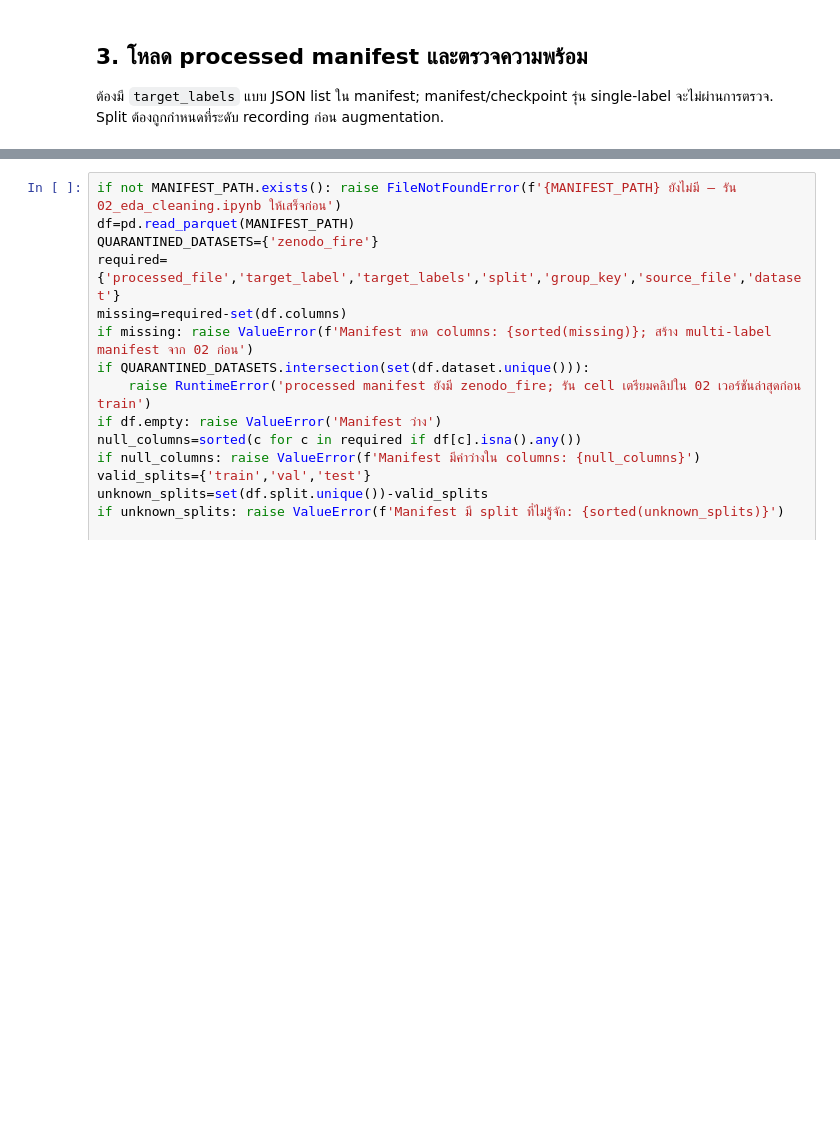
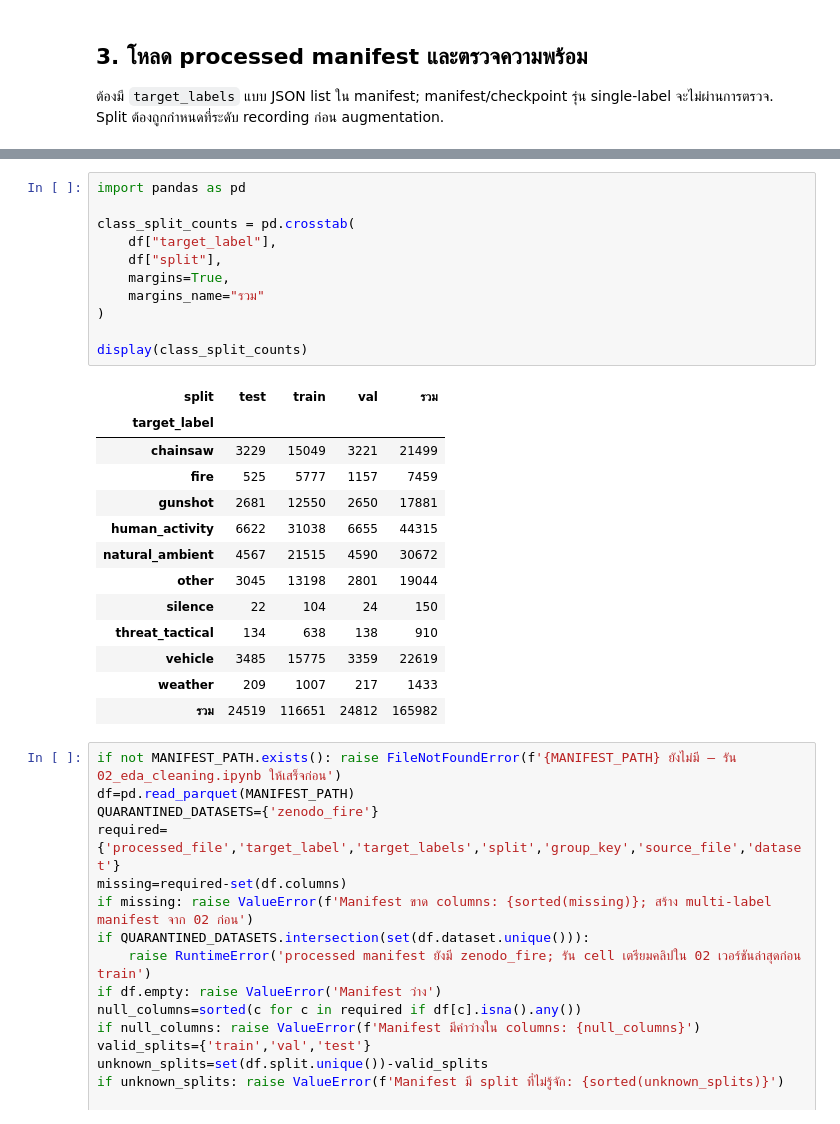
Before and after one commit to guideDmak/RakForest---AI-Powered-Abnormal-Forest-Sound-Detection, a Jupyter notebook: notebooks/03_train_model.ipynb, the cells around one changed output, grey strips where cells are left out. Cells and saved outputs as stored; diff of their text form; blank space fills up the shorter version.

```diff
--- a/notebooks/03_train_model.ipynb
+++ b/notebooks/03_train_model.ipynb
@@ -156,3 +196,28 @@ Device: mps
+# %%
+import pandas as pd
+
+class_split_counts = pd.crosstab(
+    df["target_label"],
+    df["split"],
+    margins=True,
+    margins_name="รวม"
+)
+
+display(class_split_counts)
+# %% [output]
+| split | test | train | val | รวม |
+| target_label |  |  |  |  |
+| chainsaw | 3229 | 15049 | 3221 | 21499 |
+| fire | 525 | 5777 | 1157 | 7459 |
+| gunshot | 2681 | 12550 | 2650 | 17881 |
+| human_activity | 6622 | 31038 | 6655 | 44315 |
+| natural_ambient | 4567 | 21515 | 4590 | 30672 |
+| other | 3045 | 13198 | 2801 | 19044 |
+| silence | 22 | 104 | 24 | 150 |
+| threat_tactical | 134 | 638 | 138 | 910 |
+| vehicle | 3485 | 15775 | 3359 | 22619 |
+| weather | 209 | 1007 | 217 | 1433 |
+| รวม | 24519 | 116651 | 24812 | 165982 |
 # %%
 if not MANIFEST_PATH.exists(): raise FileNotFoundError(f'{MANIFEST_PATH} ยังไม่มี — รัน 02_eda_cleaning.ipynb ให้เสร็จก่อน')
 df=pd.read_parquet(MANIFEST_PATH)
```
Also changed, not shown: parts of 2 cells of this notebook.
